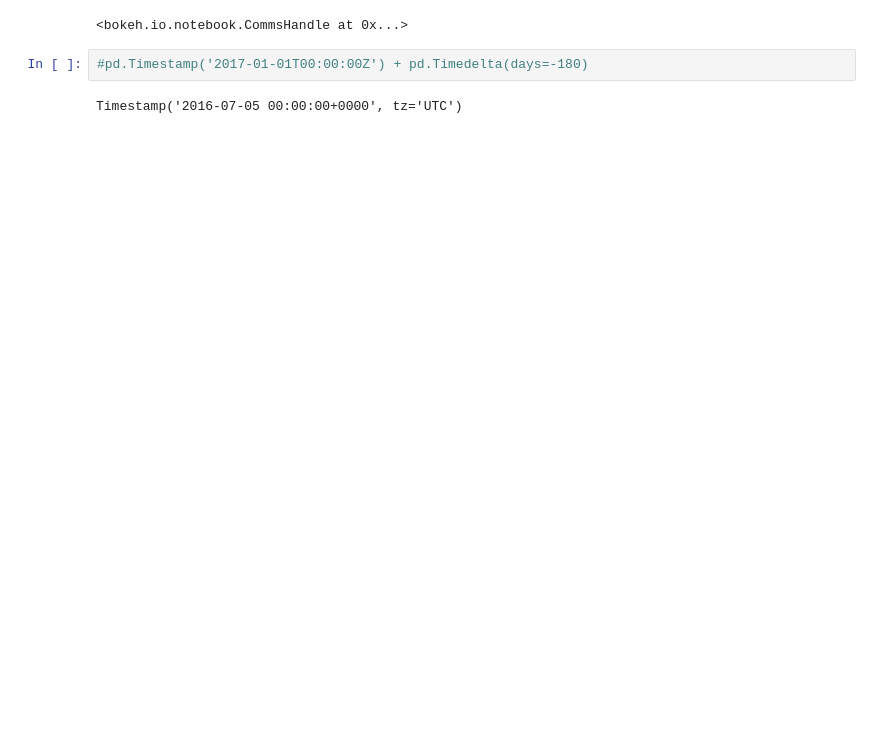
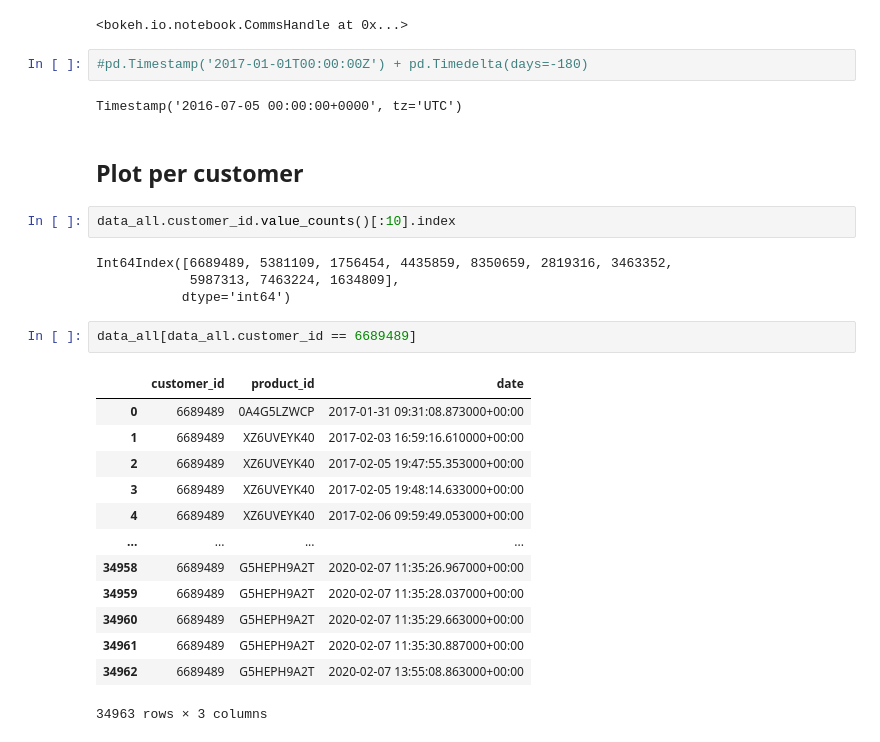
Before and after one commit to myprogrammerpersonality/customer_transactions_history, a Jupyter notebook: general_data_visualization.ipynb, the cells around one changed output. Cells and saved outputs as stored; diff of their text form; blank space fills up the shorter version.

Commit message:
Add Plot per customer part

```diff
--- a/general_data_visualization.ipynb
+++ b/general_data_visualization.ipynb
@@ -160,3 +160,27 @@ show(p, notebook_handle=True)
 #pd.Timestamp('2017-01-01T00:00:00Z') + pd.Timedelta(days=-180)
 # %% [output]
 Timestamp('2016-07-05 00:00:00+0000', tz='UTC')
+# %% [markdown]
+## Plot per customer
+# %%
+data_all.customer_id.value_counts()[:10].index
+# %% [output]
+Int64Index([6689489, 5381109, 1756454, 4435859, 8350659, 2819316, 3463352,
+            5987313, 7463224, 1634809],
+           dtype='int64')
+# %%
+data_all[data_all.customer_id == 6689489]
+# %% [output]
+|  | customer_id | product_id | date |
+| 0 | 6689489 | 0A4G5LZWCP | 2017-01-31 09:31:08.873000+00:00 |
+| 1 | 6689489 | XZ6UVEYK40 | 2017-02-03 16:59:16.610000+00:00 |
+| 2 | 6689489 | XZ6UVEYK40 | 2017-02-05 19:47:55.353000+00:00 |
+| 3 | 6689489 | XZ6UVEYK40 | 2017-02-05 19:48:14.633000+00:00 |
+| 4 | 6689489 | XZ6UVEYK40 | 2017-02-06 09:59:49.053000+00:00 |
+| ... | ... | ... | ... |
+| 34958 | 6689489 | G5HEPH9A2T | 2020-02-07 11:35:26.967000+00:00 |
+| 34959 | 6689489 | G5HEPH9A2T | 2020-02-07 11:35:28.037000+00:00 |
+| 34960 | 6689489 | G5HEPH9A2T | 2020-02-07 11:35:29.663000+00:00 |
+| 34961 | 6689489 | G5HEPH9A2T | 2020-02-07 11:35:30.887000+00:00 |
+| 34962 | 6689489 | G5HEPH9A2T | 2020-02-07 13:55:08.863000+00:00 |
+34963 rows × 3 columns
```
Also changed, not shown: parts of 2 cells of this notebook.
